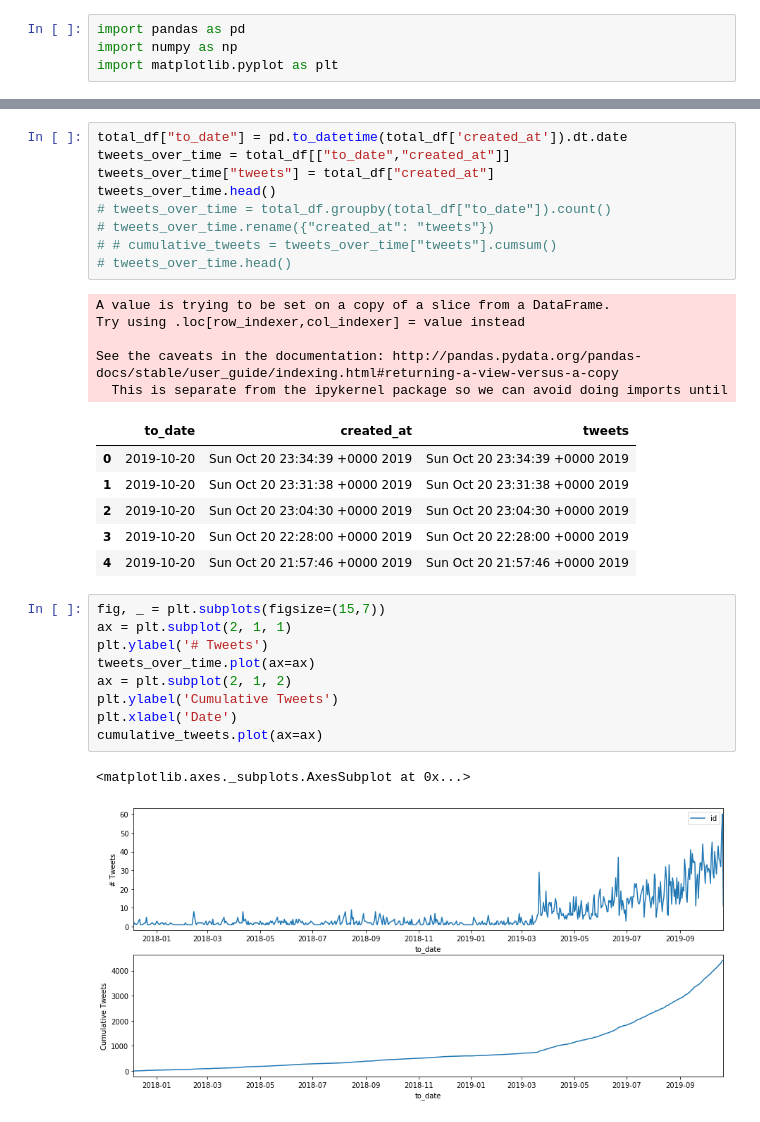
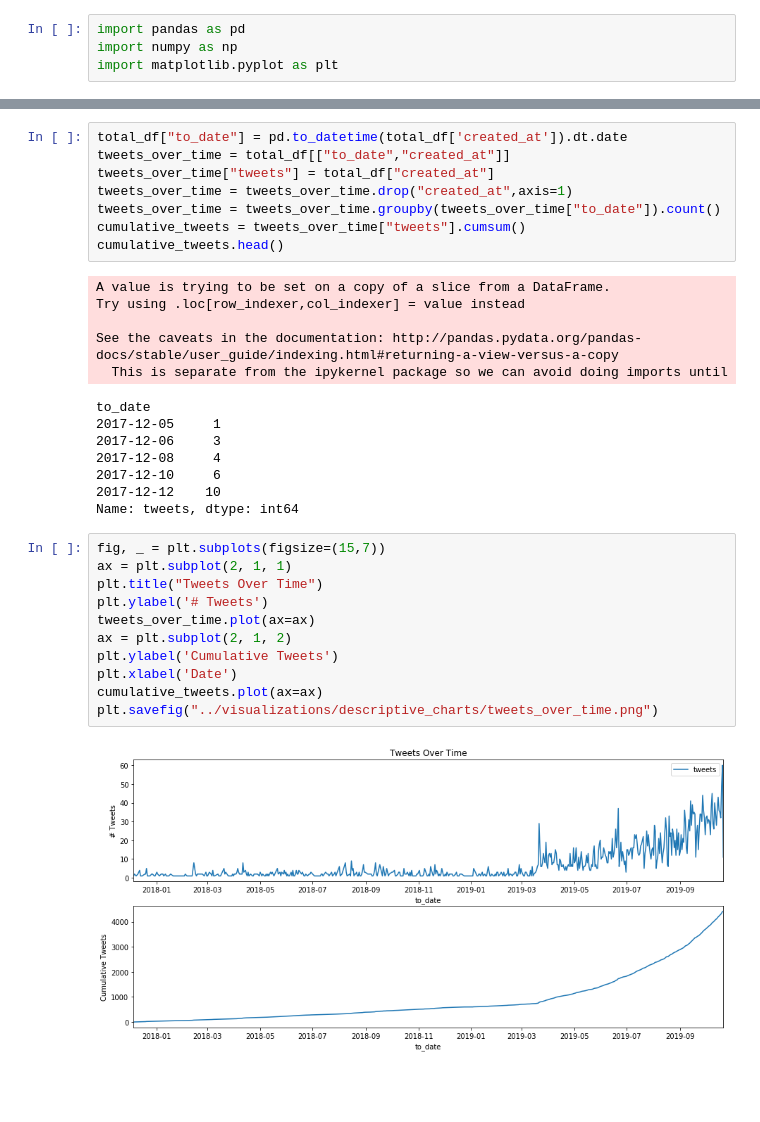
Before and after one commit to cameron-raymond/CISC500-SeniorThesis, a Jupyter notebook: exploratoryanalysis/tweets_over_time.ipynb, the cells around one changed output, grey strips where cells are left out. Drawn from its saved outputs; the diff is of its cells as text; blank space fills up the shorter version.

```diff
--- a/exploratoryanalysis/tweets_over_time.ipynb
+++ b/exploratoryanalysis/tweets_over_time.ipynb
@@ -20,32 +20,33 @@ total_df.head(3)
 total_df["to_date"] = pd.to_datetime(total_df['created_at']).dt.date
 tweets_over_time = total_df[["to_date","created_at"]]
 tweets_over_time["tweets"] = total_df["created_at"]
-tweets_over_time.head()
-# tweets_over_time = total_df.groupby(total_df["to_date"]).count()
-# tweets_over_time.rename({"created_at": "tweets"})
-# # cumulative_tweets = tweets_over_time["tweets"].cumsum()
-# tweets_over_time.head()
+tweets_over_time = tweets_over_time.drop("created_at",axis=1)
+tweets_over_time = tweets_over_time.groupby(tweets_over_time["to_date"]).count()
+cumulative_tweets = tweets_over_time["tweets"].cumsum()
+cumulative_tweets.head()
 # %% [output]
 A value is trying to be set on a copy of a slice from a DataFrame.
 Try using .loc[row_indexer,col_indexer] = value instead
 
 See the caveats in the documentation: http://pandas.pydata.org/pandas-docs/stable/user_guide/indexing.html#returning-a-view-versus-a-copy
   This is separate from the ipykernel package so we can avoid doing imports until
-|  | to_date | created_at | tweets |
-| 0 | 2019-10-20 | Sun Oct 20 23:34:39 +0000 2019 | Sun Oct 20 23:34:39 +0000 2019 |
-| 1 | 2019-10-20 | Sun Oct 20 23:31:38 +0000 2019 | Sun Oct 20 23:31:38 +0000 2019 |
-| 2 | 2019-10-20 | Sun Oct 20 23:04:30 +0000 2019 | Sun Oct 20 23:04:30 +0000 2019 |
-| 3 | 2019-10-20 | Sun Oct 20 22:28:00 +0000 2019 | Sun Oct 20 22:28:00 +0000 2019 |
-| 4 | 2019-10-20 | Sun Oct 20 21:57:46 +0000 2019 | Sun Oct 20 21:57:46 +0000 2019 |
+to_date
+2017-12-05     1
+2017-12-06     3
+2017-12-08     4
+2017-12-10     6
+2017-12-12    10
+Name: tweets, dtype: int64
 # %%
 fig, _ = plt.subplots(figsize=(15,7))
 ax = plt.subplot(2, 1, 1)
+plt.title("Tweets Over Time")
 plt.ylabel('# Tweets')
 tweets_over_time.plot(ax=ax)
 ax = plt.subplot(2, 1, 2)
 plt.ylabel('Cumulative Tweets')
 plt.xlabel('Date')
 cumulative_tweets.plot(ax=ax)
+plt.savefig("../visualizations/descriptive_charts/tweets_over_time.png")
 # %% [output]
-<matplotlib.axes._subplots.AxesSubplot at 0x...>
-[figure, old version]
+[figure, new version]
```
Also changed, not shown: parts of 5 cells of this notebook, 1 other file.
